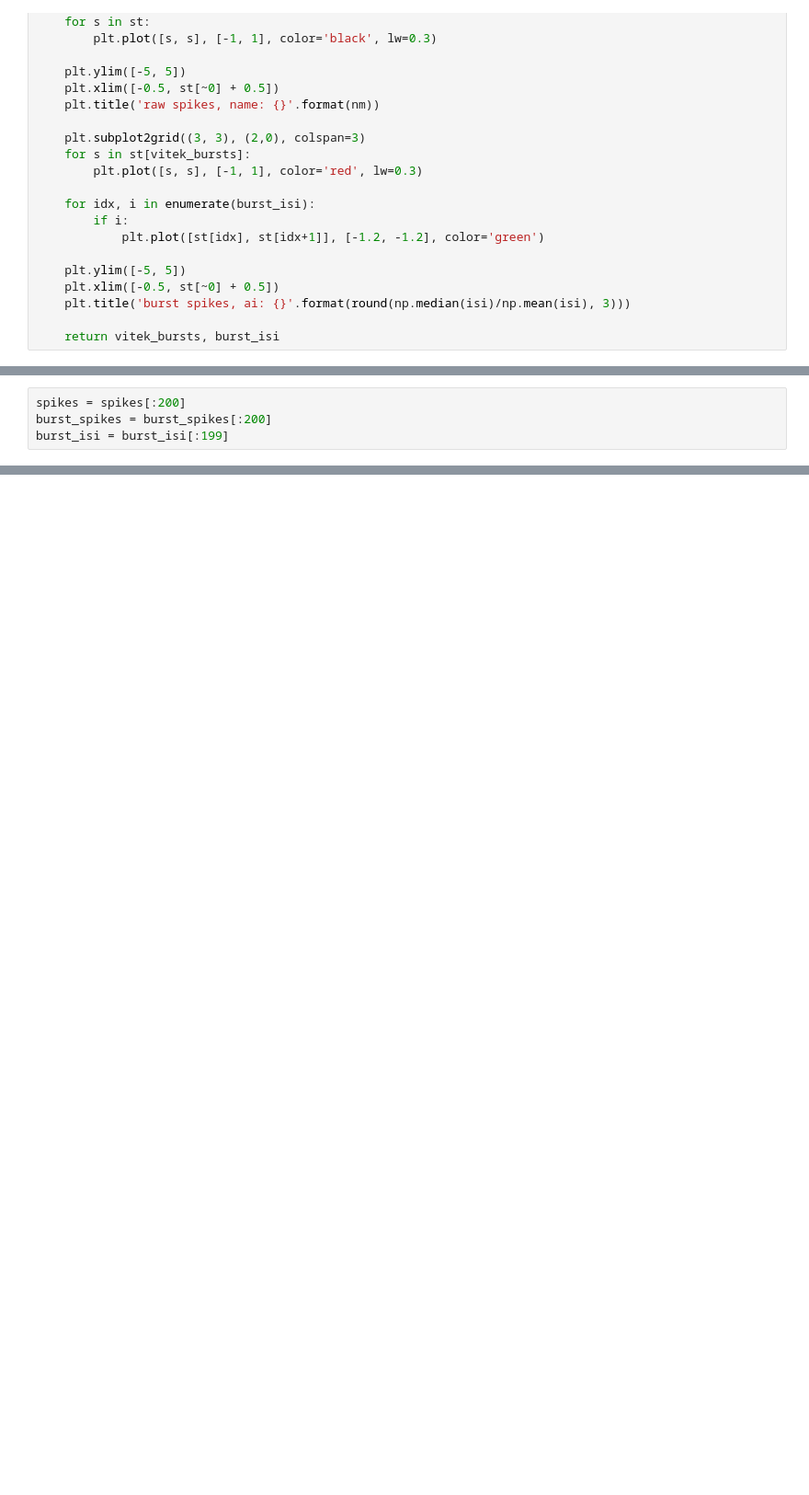
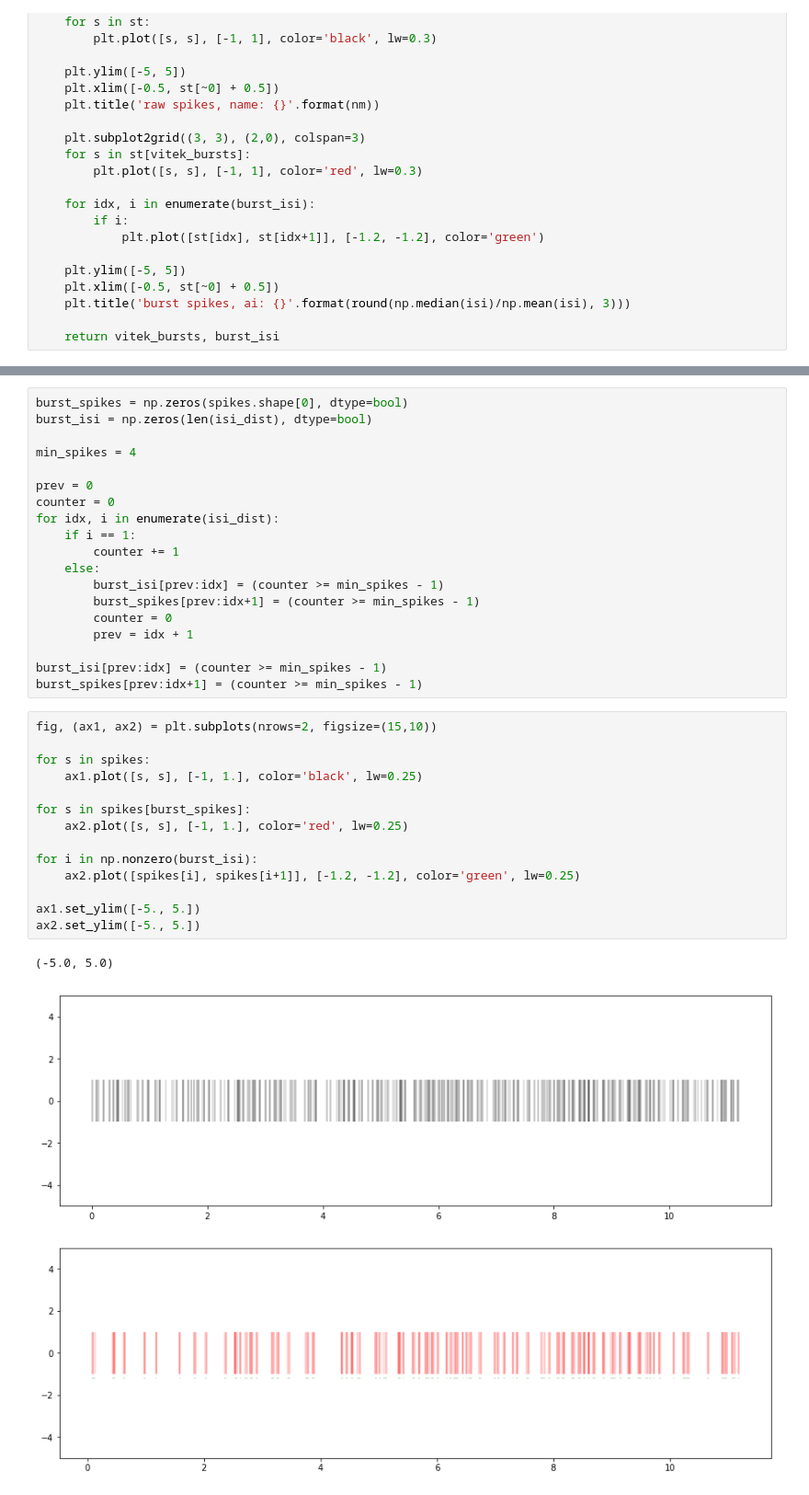
Before and after one commit to Vlad0922/neurophysiology, a Jupyter notebook: test_bursts.ipynb, the cells around one changed output, grey strips where cells are left out. Shown: that part at 92% size. Cells and saved outputs as stored; diff of their text form; blank space fills up the shorter version.

```diff
--- a/test_bursts.ipynb
+++ b/test_bursts.ipynb
@@ -263,4 +265,0 @@ isi_t: 0.006
-# %%
-spikes = spikes[:200]
-burst_spikes = burst_spikes[:200]
-burst_isi = burst_isi[:199]
@@ -266,0 +294,36 @@ burst_isi = burst_isi[:199]
+# %%
+burst_spikes = np.zeros(spikes.shape[0], dtype=bool)
+burst_isi = np.zeros(len(isi_dist), dtype=bool)
+
+min_spikes = 4
+
+prev = 0
+counter = 0
+for idx, i in enumerate(isi_dist):
+    if i == 1:
+        counter += 1
+    else:
+        burst_isi[prev:idx] = (counter >= min_spikes - 1)
+        burst_spikes[prev:idx+1] = (counter >= min_spikes - 1)
+        counter = 0
+        prev = idx + 1
+
+burst_isi[prev:idx] = (counter >= min_spikes - 1)
+burst_spikes[prev:idx+1] = (counter >= min_spikes - 1)
+# %%
+fig, (ax1, ax2) = plt.subplots(nrows=2, figsize=(15,10))
+
+for s in spikes:
+    ax1.plot([s, s], [-1, 1.], color='black', lw=0.25)
+
+for s in spikes[burst_spikes]:
+    ax2.plot([s, s], [-1, 1.], color='red', lw=0.25)
+
+for i in np.nonzero(burst_isi):
+    ax2.plot([spikes[i], spikes[i+1]], [-1.2, -1.2], color='green', lw=0.25)
+
+ax1.set_ylim([-5., 5.])
+ax2.set_ylim([-5., 5.])
+# %% [output]
+(-5.0, 5.0)
+[figure, added]
```
Also changed, not shown: parts of 33 cells of this notebook, 12 other files.
